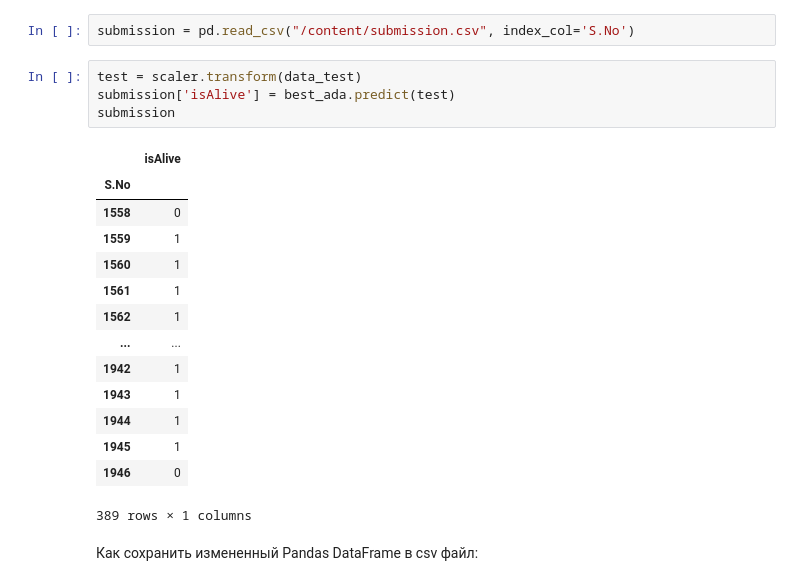
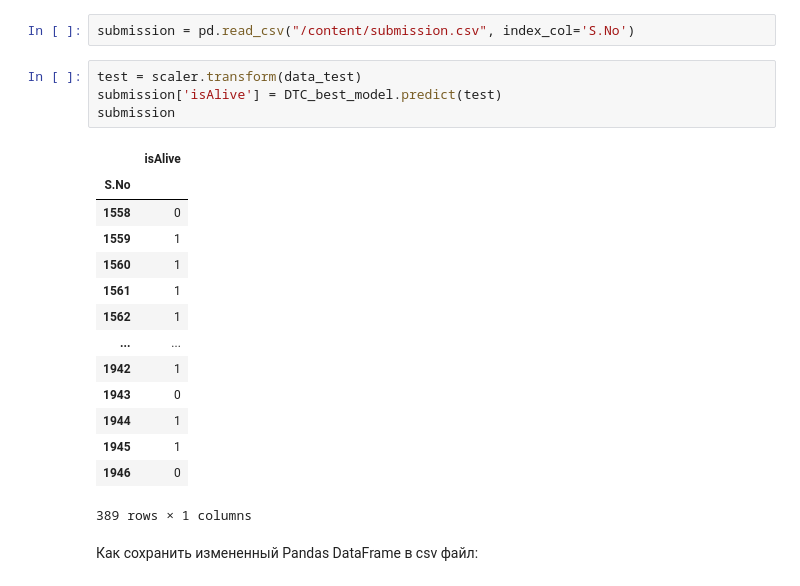
Before and after one commit to RedkinDenis/DeepLearning, a Jupyter notebook: week_01_ml_intro/Homework/hw_1_game_of_thrones.ipynb, the cells around one changed output. Cells and saved outputs as stored; diff of their text form.

```diff
--- a/week_01_ml_intro/Homework/hw_1_game_of_thrones.ipynb
+++ b/week_01_ml_intro/Homework/hw_1_game_of_thrones.ipynb
@@ -728,19 +787,19 @@ To: /content/submission.csv
 submission = pd.read_csv("/content/submission.csv", index_col='S.No')
 # %%
 test = scaler.transform(data_test)
-submission['isAlive'] = best_ada.predict(test)
+submission['isAlive'] = DTC_best_model.predict(test)
 submission
 # %% [output]
 |  | isAlive |
 | S.No |  |
 | 1558 | 0 |
 | 1559 | 1 |
 | 1560 | 1 |
 | 1561 | 1 |
 | 1562 | 1 |
 | ... | ... |
 | 1942 | 1 |
-| 1943 | 1 |
+| 1943 | 0 |
 | 1944 | 1 |
 | 1945 | 1 |
 | 1946 | 0 |
```
Also changed, not shown: parts of 17 cells of this notebook.
